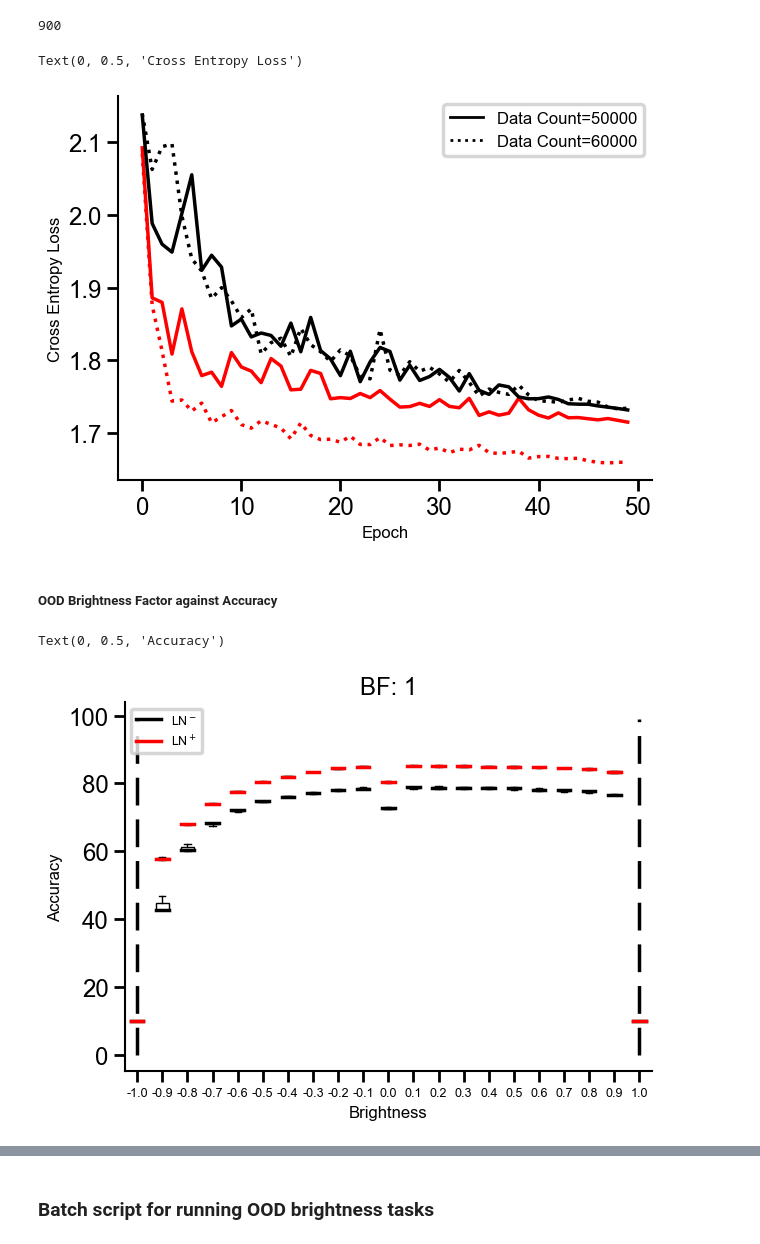
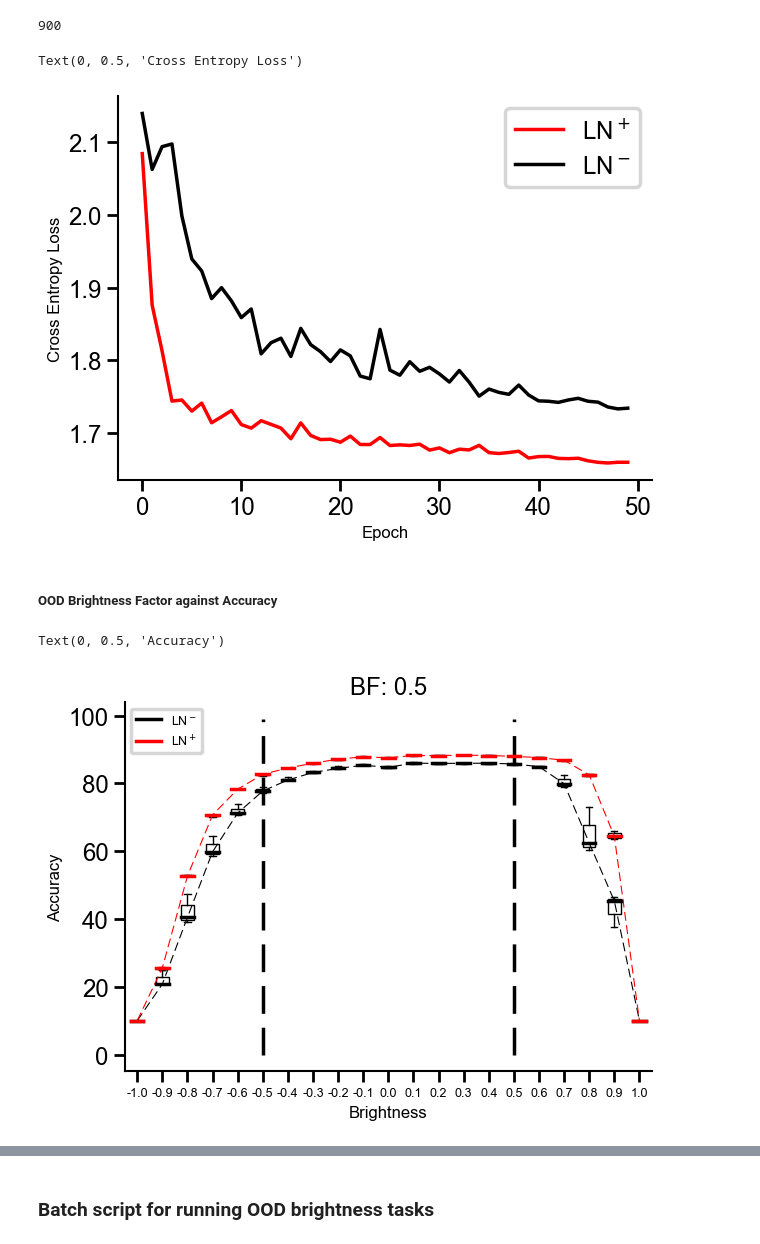
Before and after one commit to RoyHEyono/HomeostaticDANN, a Jupyter notebook: models/dense_mnist_task/notebooks/figures.ipynb, the cells around one changed output, grey strips where cells are left out. Cells and saved outputs as stored; diff of their text form; code cells hidden in the pictures.

Commit message:
Added some OOD plots

```diff
--- a/models/dense_mnist_task/notebooks/figures.ipynb
+++ b/models/dense_mnist_task/notebooks/figures.ipynb
@@ -167,39 +167,46 @@ fig, ax = plt.subplots()
 
 # ax.plot(train_ln_loss, color='red')
 # ax.plot(train_noln_loss, color='black')
-ax.plot(test_ln_loss, color='red', linestyle='dotted')
-ax.plot(test_noln_loss, color='black', linestyle='dotted')
+ax.plot(test_ln_loss, color='red', label='LN$^+$')
+ax.plot(test_noln_loss, color='black', label='LN$^-$')
 
-# Define custom legend elements
-legend_elements = [
-    Line2D([0], [0], color='black', markersize=4, lw=2, label='Data Count=50000', linestyle='solid'),
-    Line2D([0], [0], color='black', lw=2, markersize=4, linestyle='dotted', label='Data Count=60000')
-]
-# Create the legend
-ax.legend(handles=legend_elements, fontsize='medium', markerscale=1)
+# # Define custom legend elements
+# legend_elements = [
+#     Line2D([0], [0], color='black', markersize=4, lw=2, label='Data Count=50000', linestyle='solid'),
+#     Line2D([0], [0], color='black', lw=2, markersize=4, linestyle='dotted', label='Data Count=60000')
+# ]
+# # Create the legend
+# ax.legend(handles=legend_elements, fontsize='medium', markerscale=1)
+
+ax.legend()
 
 ax.set_xlabel("Epoch")
 ax.set_ylabel("Cross Entropy Loss")
 # %% [output]
 Text(0, 0.5, 'Cross Entropy Loss')
-[figure, old version]
+[figure, new version]
 # %% [markdown]
 ##### OOD Brightness Factor against Accuracy
 # %%
 fig, ax = plt.subplots()
-brightness_fact = 1
+brightness_fact = 0.5
 bp = {"ln_false": 0, "ln_true": 0}
 for idx, normtype in enumerate(['ln_false', 'ln_true']):
     accs = []
+    medians = []
     for i in np.linspace(-1,1,21):
         bright_eval = np.round(i, 2)
         runs = fetch_runs(api, entity='project_danns', project_name='Luminosity_Brightness_Robustness', filters={"config.dataset": "fashionmnist",
                                                             "config.brightness_factor": brightness_fact, "config.brightness_factor_eval": bright_eval, "config.homeostasis": False, "config.normtype": normtype})
 
-        accs.append([rn.summary['test_acc'] for rn in runs ])
+        test_summary = [rn.summary['test_acc'] for rn in runs ]
+        accs.append(test_summary)
+        medians.append(np.median(test_summary))
+
 
     bp[normtype] = ax.boxplot(np.array(accs).T, patch_artist=True, boxprops=dict(color='black', facecolor='none'), medianprops=dict(linestyle='-', linewidth=2.5, color=["black", "red"][idx]),
                          showbox=True, showfliers=False)
+    ax.plot(np.arange(1, len(medians)+1), medians, color=["black", "red"][idx], linestyle="--", linewidth=0.8)
 
 
 ax.legend([bp["ln_false"]["medians"][0], bp["ln_true"]["medians"][0]], ['LN$^-$', 'LN$^+$'], loc='upper left', fontsize=9)
@@ -208,31 +215,31 @@ x_xs = np.linspace(-1,1,21)
 custom_xticks = np.round(x_xs,2)
 ax.set_xticks(np.arange(1, len(custom_xticks) + 1))
 ax.set_xticklabels(custom_xticks, fontsize=9)
 
 list_line = range(100)
 for ii,ix in enumerate(custom_xticks):
     if brightness_fact in [0, 0.5, 1]:
         if brightness_fact == ix:
             pos_intercept = ii+1
 
         if ix == -brightness_fact:
             neg_intercept = ii+1
     else:
         bff = brightness_fact+0.05
         if bff == ix:
             pos_intercept = ii + 0.5
 
         if ix == -bff:
             neg_intercept = ii + 1.5
 
 pos_list_threshold = [pos_intercept] * 100
 neg_list_threshold = [neg_intercept] * 100
 ax.plot(pos_list_threshold, list_line, label='y = x', color='black', linestyle='--')
 ax.plot(neg_list_threshold, list_line, label='y = x', color='black', linestyle='--')
 
 ax.set_title(f"BF: {brightness_fact}")
 ax.set_xlabel("Brightness")
 ax.set_ylabel("Accuracy")
 # %% [output]
 Text(0, 0.5, 'Accuracy')
-[figure, old version]
+[figure, new version]
```
Also changed, not shown: parts of 2 cells of this notebook.
